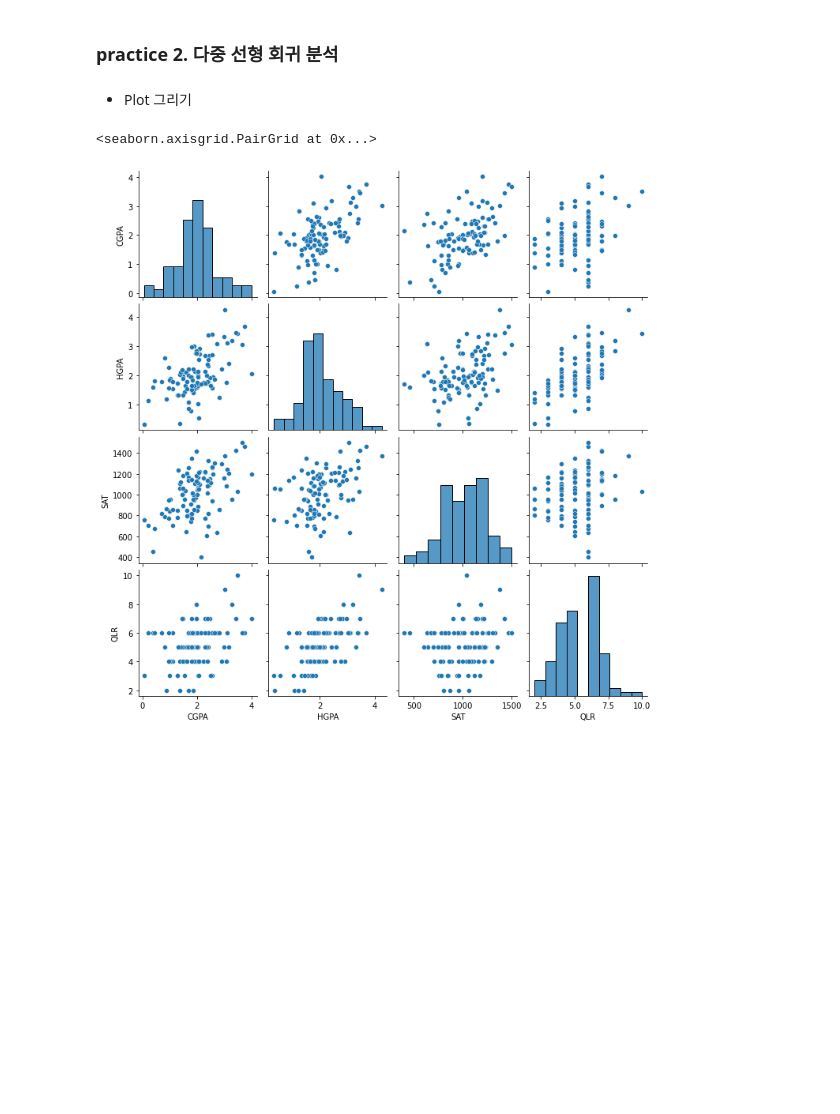
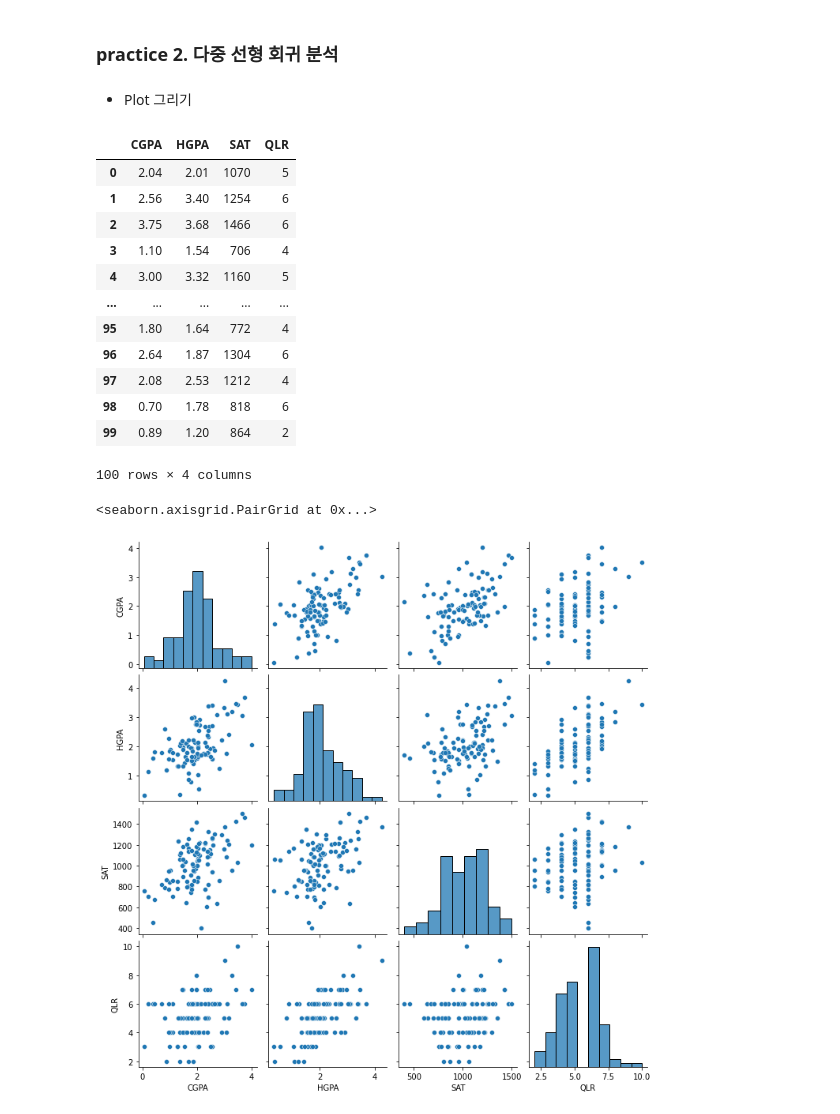
Before and after one commit to SophieShin/CLA3109_class, a Jupyter notebook: week9/practice#5.ipynb, the cells around one changed output. Drawn from its saved outputs; the diff is of its cells as text; code cells hidden in the pictures; blank space fills up the shorter version.

```diff
--- a/week9/practice#5.ipynb
+++ b/week9/practice#5.ipynb
@@ -143,6 +159,22 @@ Notes:
 gpa = pd.read_csv('data2.csv')
 # %% [markdown]
  - Plot 그리기
+# %%
+gpa
+# %% [output]
+|  | CGPA | HGPA | SAT | QLR |
+| 0 | 2.04 | 2.01 | 1070 | 5 |
+| 1 | 2.56 | 3.40 | 1254 | 6 |
+| 2 | 3.75 | 3.68 | 1466 | 6 |
+| 3 | 1.10 | 1.54 | 706 | 4 |
+| 4 | 3.00 | 3.32 | 1160 | 5 |
+| ... | ... | ... | ... | ... |
+| 95 | 1.80 | 1.64 | 772 | 4 |
+| 96 | 2.64 | 1.87 | 1304 | 6 |
+| 97 | 2.08 | 2.53 | 1212 | 4 |
+| 98 | 0.70 | 1.78 | 818 | 6 |
+| 99 | 0.89 | 1.20 | 864 | 2 |
+100 rows × 4 columns
 # %%
 import seaborn as sns
 sns.pairplot(gpa)
```
Also changed, not shown: parts of 2 cells of this notebook, 1 other file.
